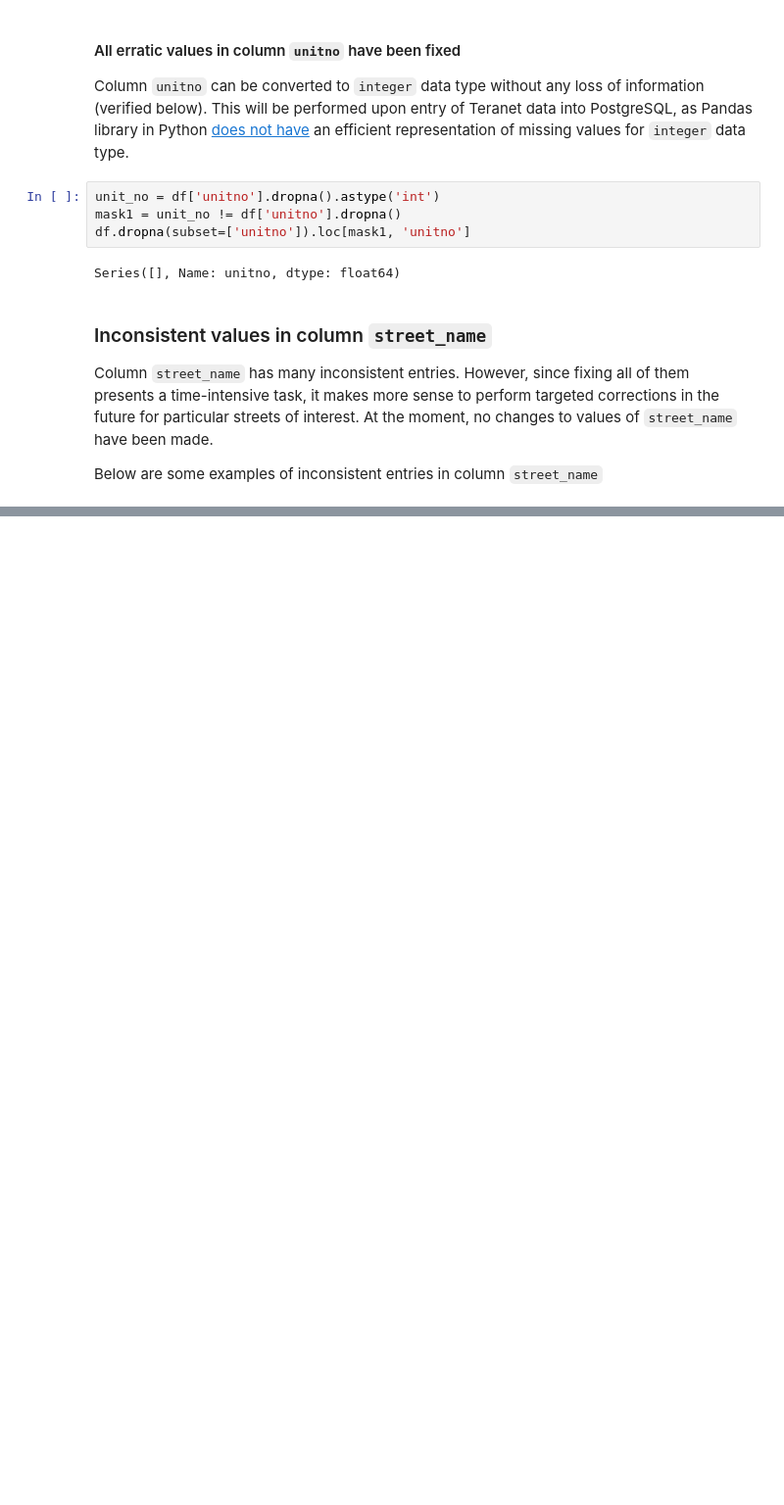
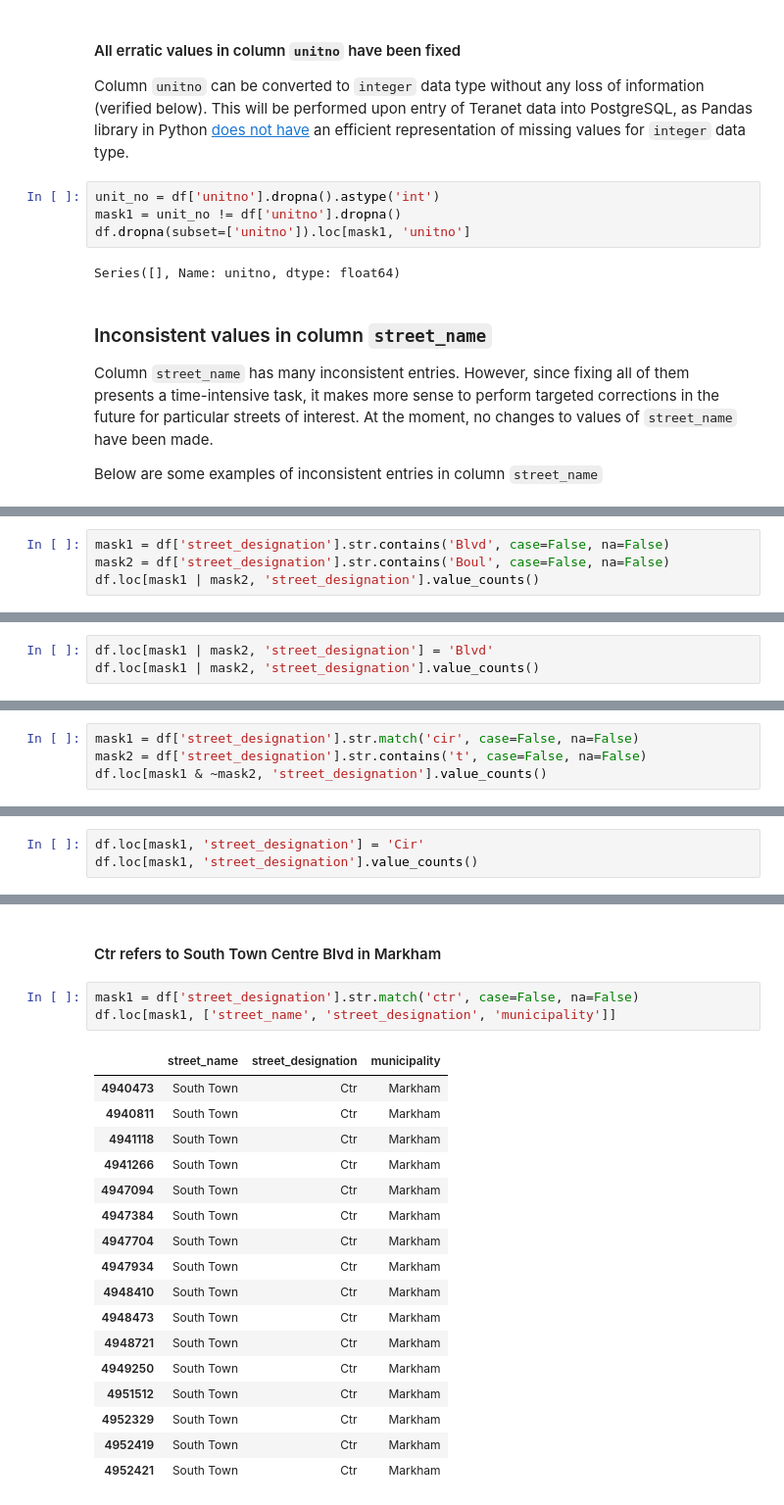
Before and after one commit to stepan-o/geo, a Jupyter notebook: notebooks/2.scrub/2.2_teranet_consistency.ipynb, the cells around one changed output, grey strips where cells are left out. Shown at 98% size. Drawn from its saved outputs; the diff is of its cells as text; blank space fills up the shorter version.

```diff
--- a/notebooks/2.scrub/2.2_teranet_consistency.ipynb
+++ b/notebooks/2.scrub/2.2_teranet_consistency.ipynb
@@ -1259,0 +1378,4 @@ df[mask1]
+# %%
+mask1 = df['street_designation'].str.contains('Blvd', case=False, na=False)
+mask2 = df['street_designation'].str.contains('Boul', case=False, na=False)
+df.loc[mask1 | mask2, 'street_designation'].value_counts()
@@ -1259,0 +1386,3 @@ df[mask1]
+# %%
+df.loc[mask1 | mask2, 'street_designation'] = 'Blvd'
+df.loc[mask1 | mask2, 'street_designation'].value_counts()
@@ -1259,0 +1394,4 @@ df[mask1]
+# %%
+mask1 = df['street_designation'].str.match('cir', case=False, na=False)
+mask2 = df['street_designation'].str.contains('t', case=False, na=False)
+df.loc[mask1 & ~mask2, 'street_designation'].value_counts()
@@ -1259,0 +1402,3 @@ df[mask1]
+# %%
+df.loc[mask1, 'street_designation'] = 'Cir'
+df.loc[mask1, 'street_designation'].value_counts()
@@ -1259,0 +1427,23 @@ df[mask1]
+# %% [markdown]
+#### Ctr refers to South Town Centre Blvd in Markham
+# %%
+mask1 = df['street_designation'].str.match('ctr', case=False, na=False)
+df.loc[mask1, ['street_name', 'street_designation', 'municipality']]
+# %% [output]
+|  | street_name | street_designation | municipality |
+| 4940473 | South Town | Ctr | Markham |
+| 4940811 | South Town | Ctr | Markham |
+| 4941118 | South Town | Ctr | Markham |
+| 4941266 | South Town | Ctr | Markham |
+| 4947094 | South Town | Ctr | Markham |
+| 4947384 | South Town | Ctr | Markham |
+| 4947704 | South Town | Ctr | Markham |
+| 4947934 | South Town | Ctr | Markham |
+| 4948410 | South Town | Ctr | Markham |
+| 4948473 | South Town | Ctr | Markham |
+| 4948721 | South Town | Ctr | Markham |
+| 4949250 | South Town | Ctr | Markham |
+| 4951512 | South Town | Ctr | Markham |
+| 4952329 | South Town | Ctr | Markham |
+| 4952419 | South Town | Ctr | Markham |
+| 4952421 | South Town | Ctr | Markham |
```
Also changed, not shown: parts of 54 cells of this notebook.
